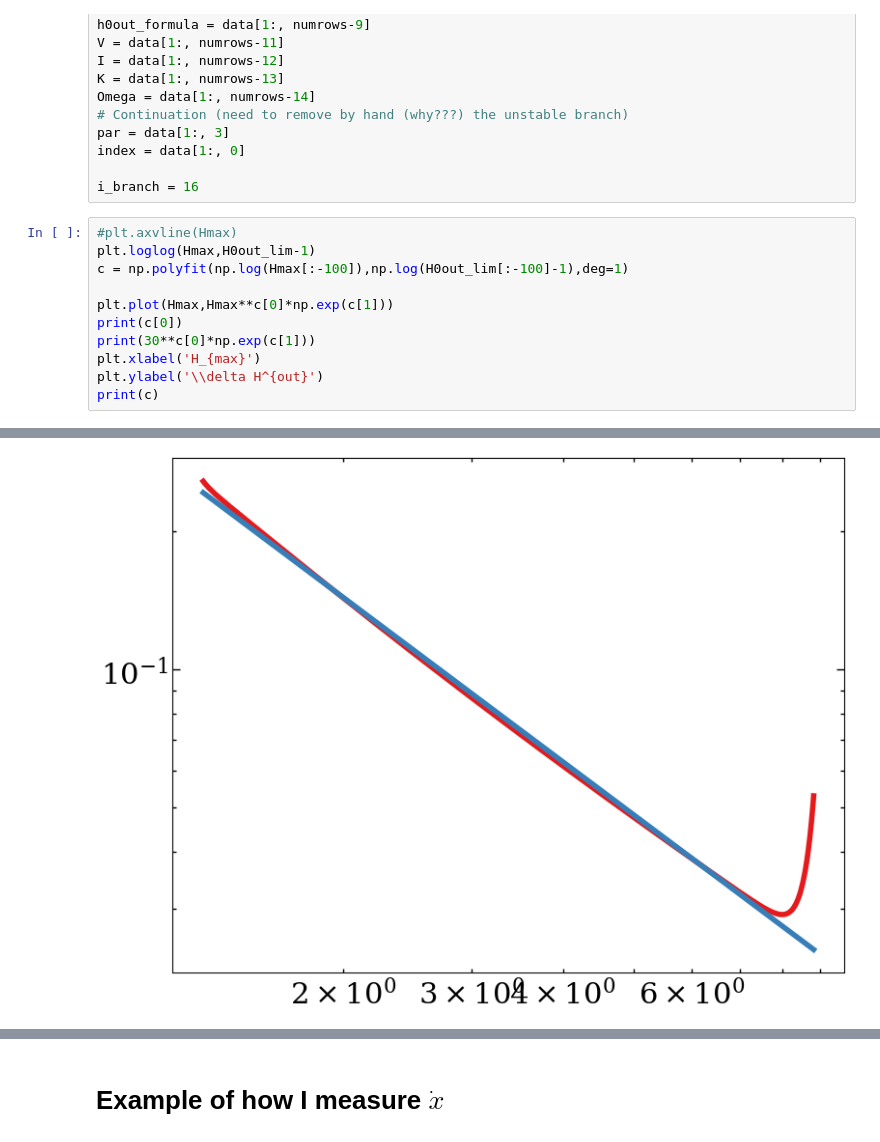
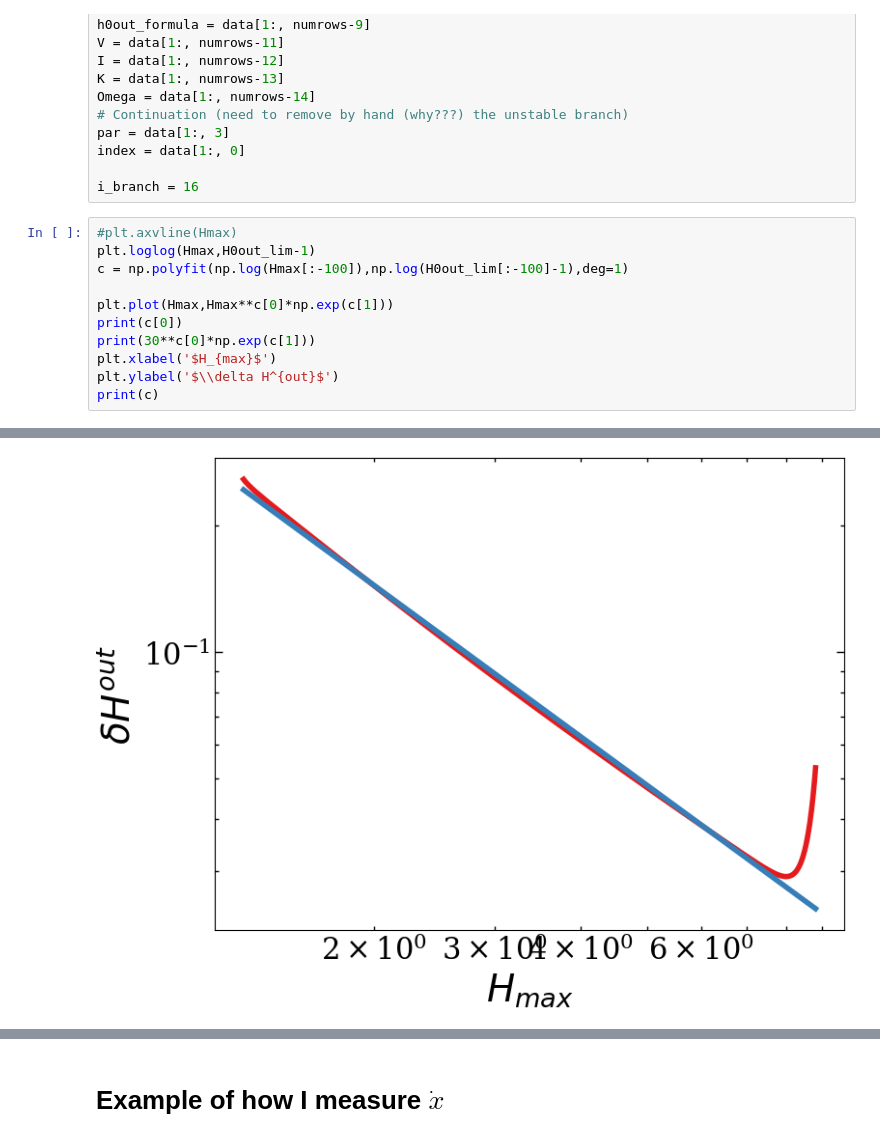
Before and after one commit to suanno/drop-dynamics, a Jupyter notebook: 2D analysis/pbc_validation.ipynb, the cells around one changed output, grey strips where cells are left out. Cells and saved outputs as stored; diff of their text form.

```diff
--- a/2D analysis/pbc_validation.ipynb
+++ b/2D analysis/pbc_validation.ipynb
@@ -42,7 +42,7 @@ c = np.polyfit(np.log(Hmax[:-100]),np.log(H0out_lim[:-100]-1),deg=1)
 plt.plot(Hmax,Hmax**c[0]*np.exp(c[1]))
 print(c[0])
 print(30**c[0]*np.exp(c[1]))
-plt.xlabel('H_{max}')
-plt.ylabel('\\delta H^{out}')
+plt.xlabel('$H_{max}$')
+plt.ylabel('$\\delta H^{out}$')
 print(c)
 # %% [output]
@@ -51,5 +51,5 @@ print(c)
 [-1.19562246 -1.11011093]
-[figure, old version]
+[figure, new version]
 # %%
 from pathlib import Path
 import numpy as np
```
Also changed, not shown: parts of 13 cells of this notebook, 5 other files.
